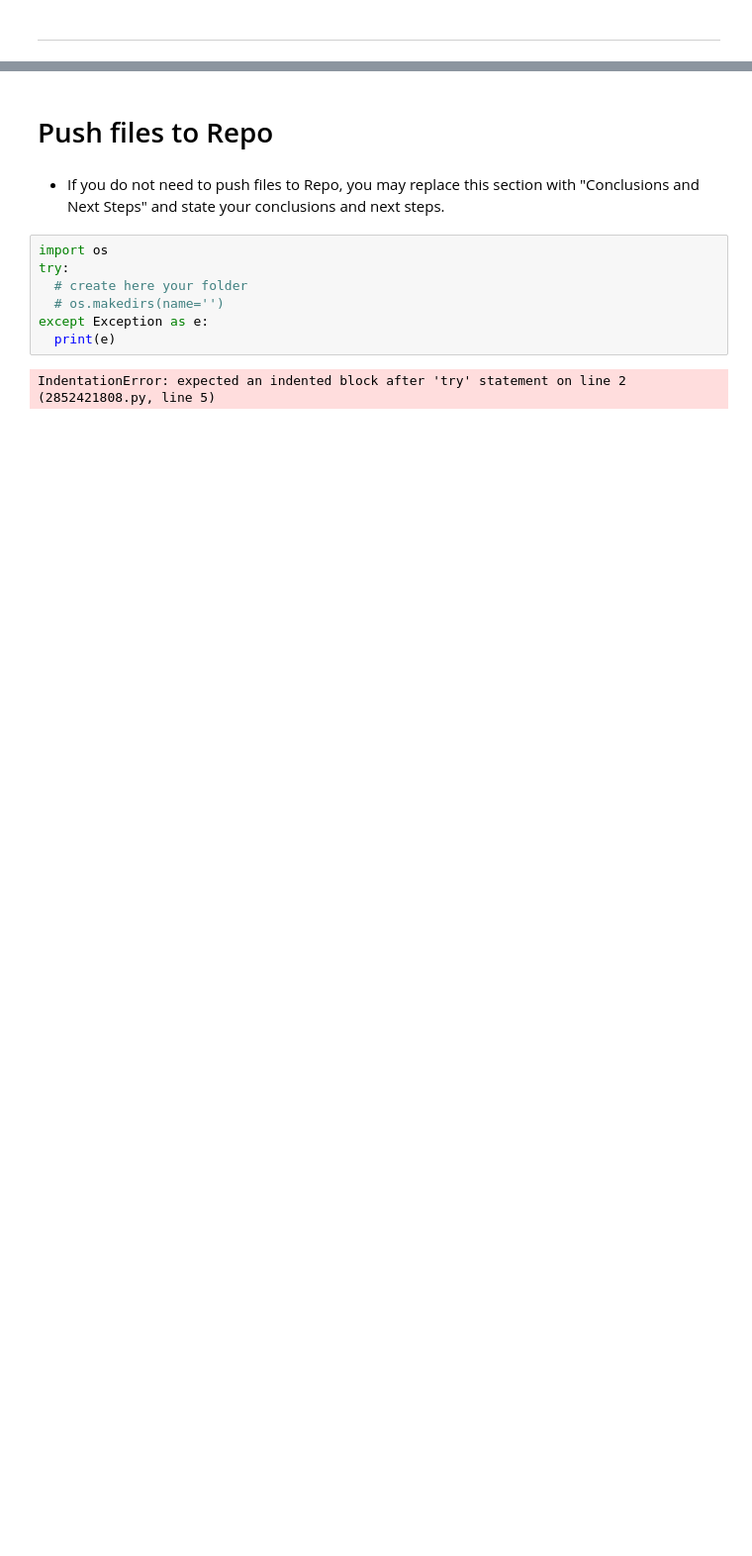
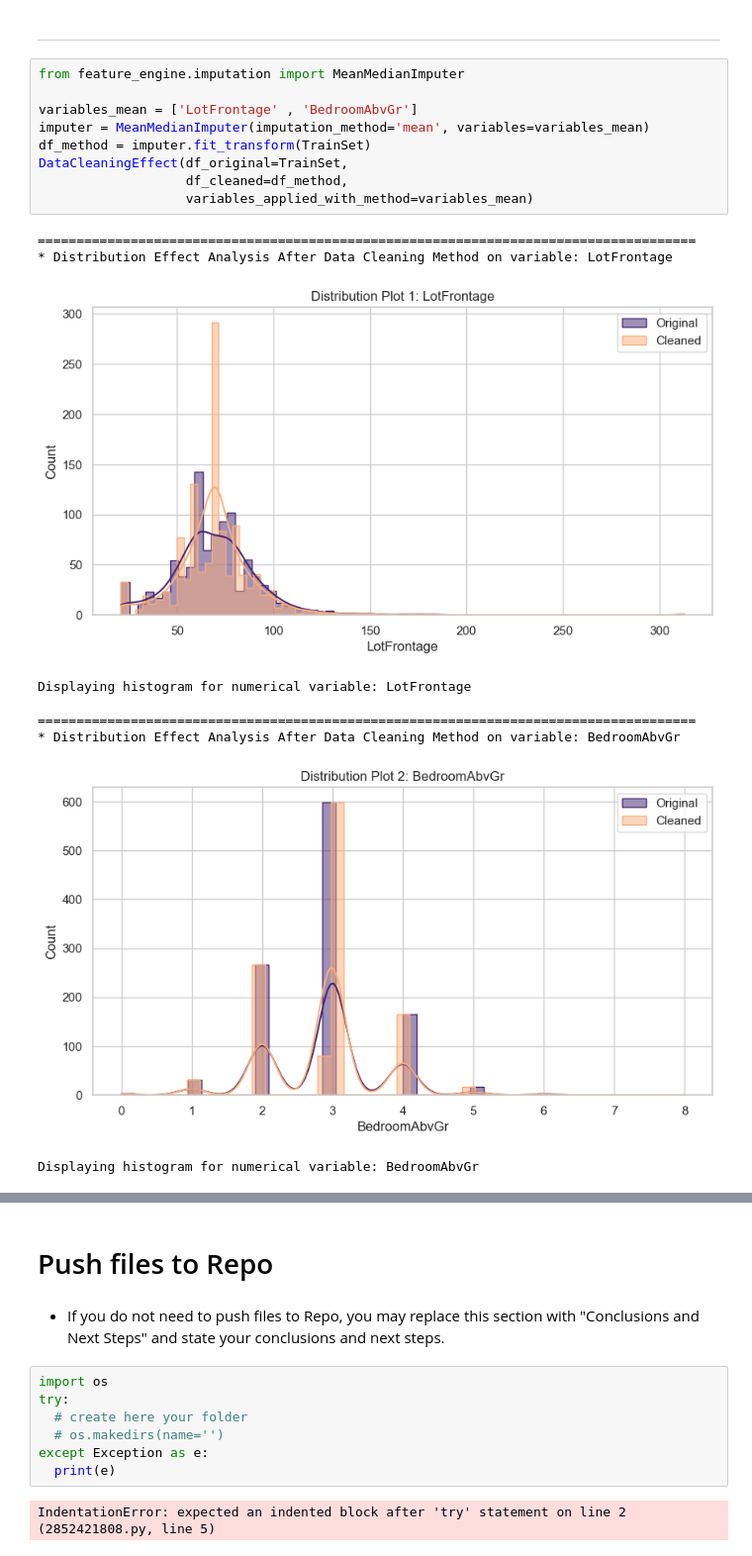
Before and after one commit to rockroman/ws, a Jupyter notebook: jupyter_notebooks/02_data_cleaning.ipynb, the cells around one changed output, grey strips where cells are left out. Shown at 99% size. Saved outputs shown, nothing was run; the diff lists cells and outputs as text; blank space fills up the shorter version.

Commit message:
Make mean imputation on missing values for three features. Reconsider possible influence of feature on target

```diff
--- a/jupyter_notebooks/02_data_cleaning.ipynb
+++ b/jupyter_notebooks/02_data_cleaning.ipynb
@@ -297,2 +303,21 @@ False
 # %% [markdown]
 ---
+# %%
+from feature_engine.imputation import MeanMedianImputer
+
+variables_mean = ['LotFrontage' , 'BedroomAbvGr']
+imputer = MeanMedianImputer(imputation_method='mean', variables=variables_mean)
+df_method = imputer.fit_transform(TrainSet)
+DataCleaningEffect(df_original=TrainSet,
+                   df_cleaned=df_method,
+                   variables_applied_with_method=variables_mean)
+# %% [output]
+=====================================================================================
+* Distribution Effect Analysis After Data Cleaning Method on variable: LotFrontage
+[figure, added]
+Displaying histogram for numerical variable: LotFrontage
+
+=====================================================================================
+* Distribution Effect Analysis After Data Cleaning Method on variable: BedroomAbvGr
+[figure, added]
+Displaying histogram for numerical variable: BedroomAbvGr
```
Also changed, not shown: parts of 3 cells of this notebook.
